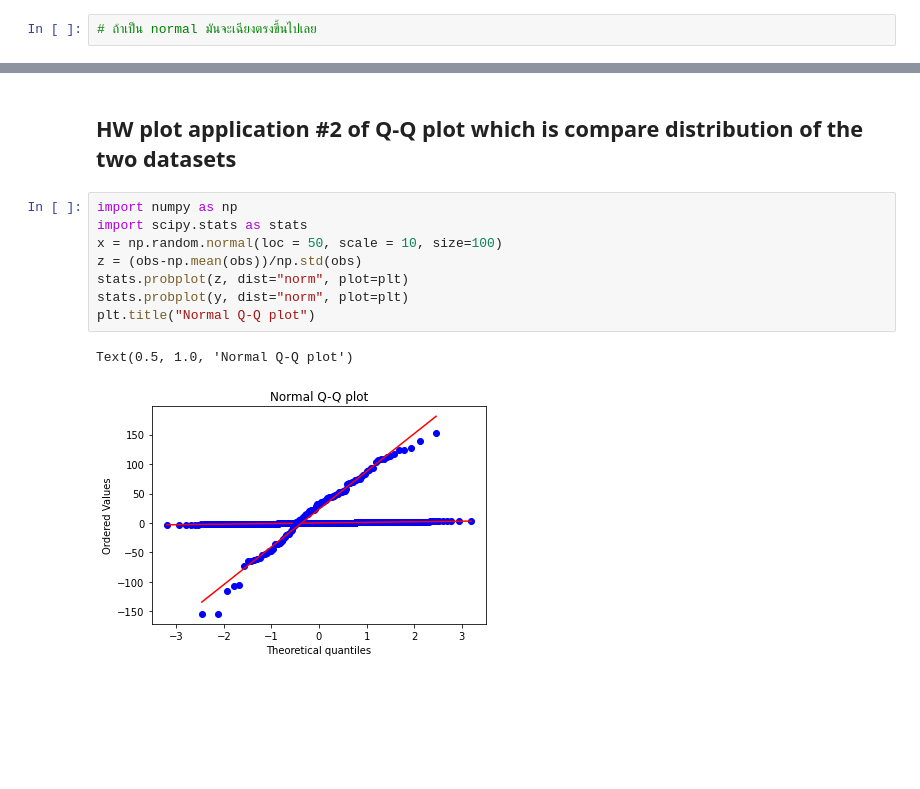
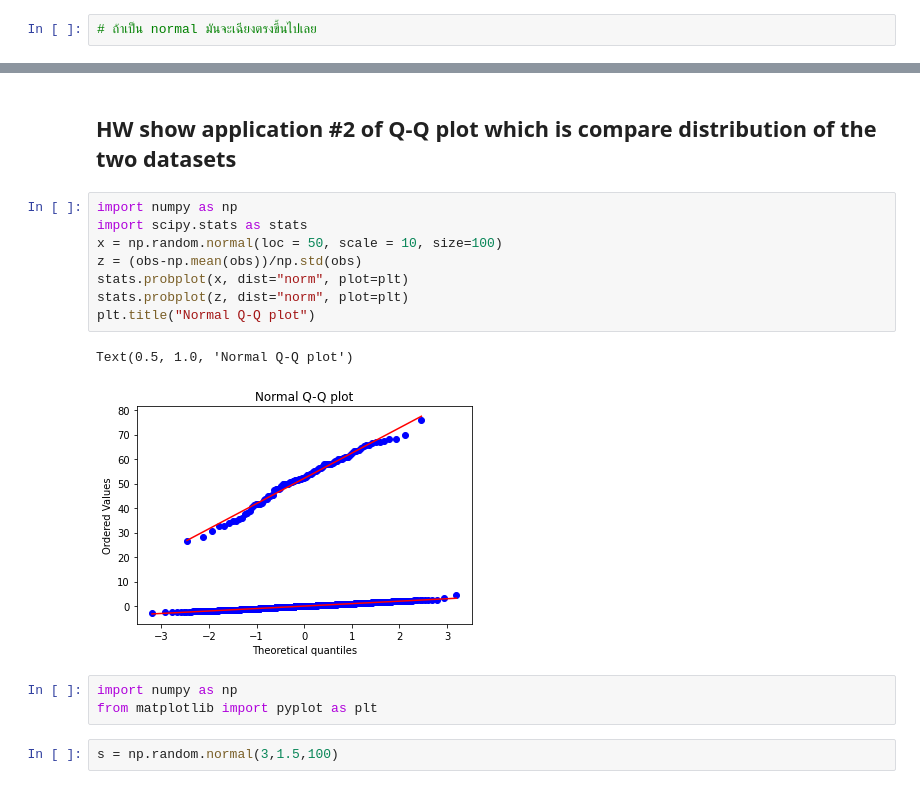
Before and after one commit to Adibank/DPDM, a Jupyter notebook: Data102.ipynb, the cells around one changed output, grey strips where cells are left out. Drawn from its saved outputs; the diff is of its cells as text; blank space fills up the shorter version.

```diff
--- a/Data102.ipynb
+++ b/Data102.ipynb
@@ -333,13 +333,18 @@ Text(0.5, 1.0, 'Normal Q-Q plot')
 # %% [markdown]
-## HW plot application #2 of Q-Q plot which is compare distribution of the two datasets
+## HW show application #2 of Q-Q plot which is compare distribution of the two datasets
 # %%
 import numpy as np
 import scipy.stats as stats
 x = np.random.normal(loc = 50, scale = 10, size=100)
 z = (obs-np.mean(obs))/np.std(obs)
+stats.probplot(x, dist="norm", plot=plt)
 stats.probplot(z, dist="norm", plot=plt)
-stats.probplot(y, dist="norm", plot=plt)
 plt.title("Normal Q-Q plot")
 # %% [output]
 Text(0.5, 1.0, 'Normal Q-Q plot')
-[figure, old version]
+[figure, new version]
+# %%
+import numpy as np
+from matplotlib import pyplot as plt
+# %%
+s = np.random.normal(3,1.5,100)
```
Also changed, not shown: parts of 26 cells of this notebook.
